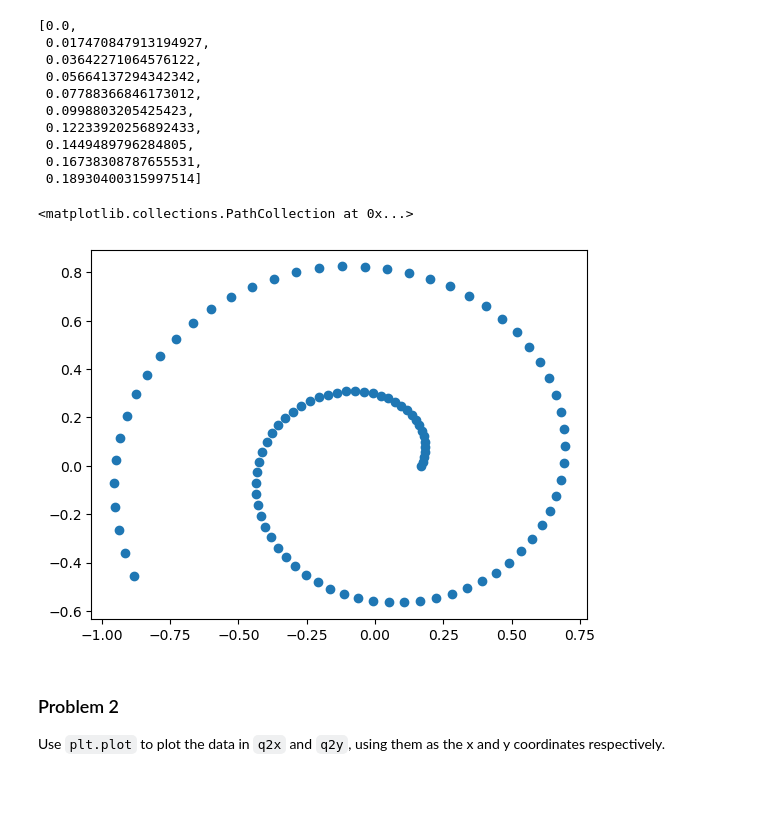
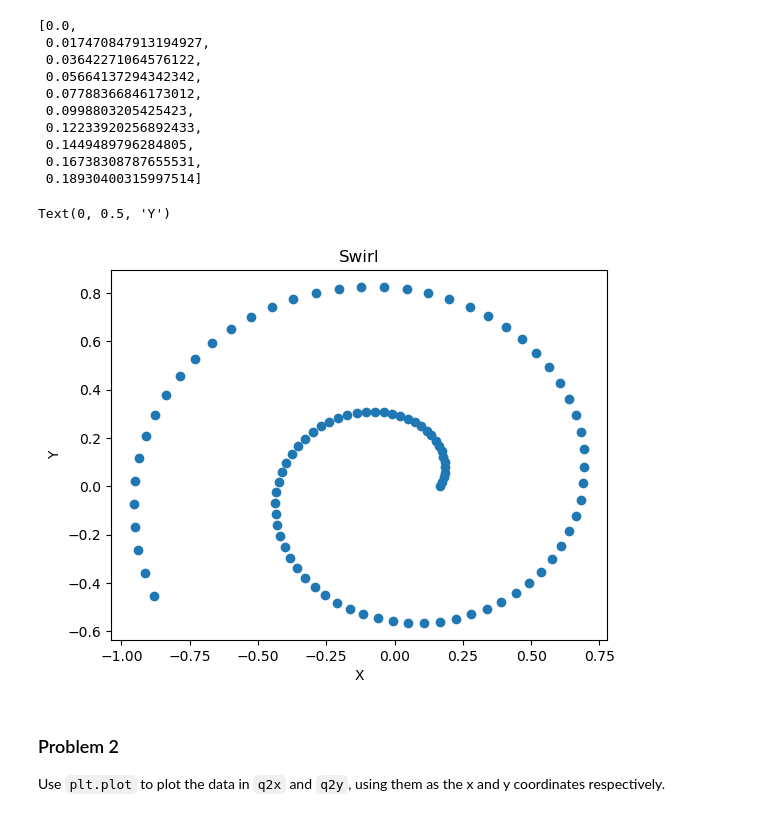
Before and after one commit to calebhadley1/dx602-homework-05, a Jupyter notebook: homework.ipynb, the cells around one changed output. Saved outputs shown, nothing was run; the diff lists cells and outputs as text; code cells hidden in the pictures; blank space fills up the shorter version.

```diff
--- a/homework.ipynb
+++ b/homework.ipynb
@@ -77,9 +77,12 @@ q1y[:10]
 # %%
 # YOUR CHANGES HERE
 plt.scatter(x=q1x, y=q1y)
+plt.title("Swirl")
+plt.xlabel("X")
+plt.ylabel("Y")
 # %% [output]
-<matplotlib.collections.PathCollection at 0x...>
+Text(0, 0.5, 'Y')
-[figure, old version]
+[figure, new version]
 # %% [markdown]
 ### Problem 2
 
```
Also changed, not shown: parts of 23 cells of this notebook, 1 other file.
